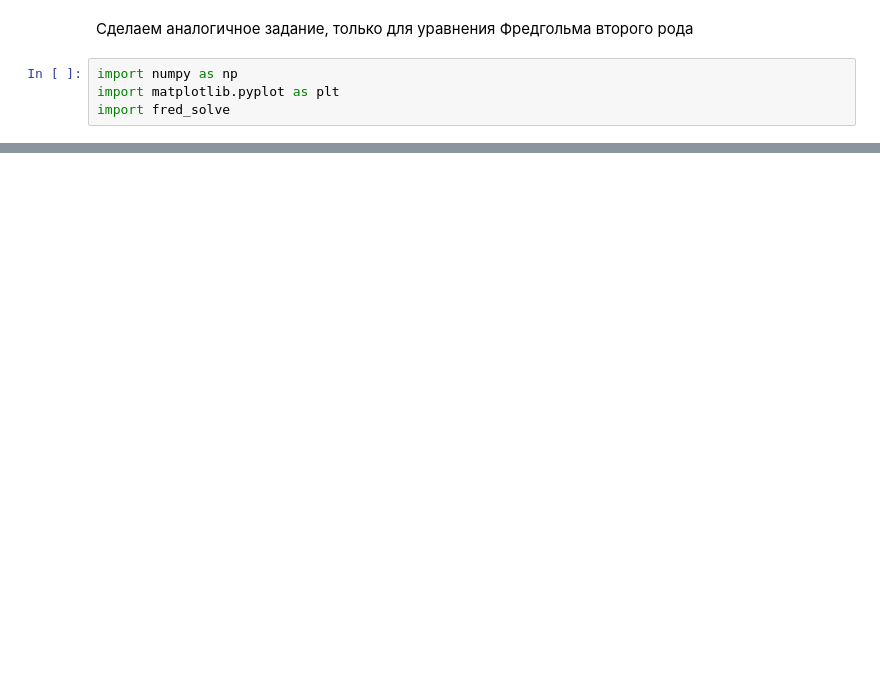
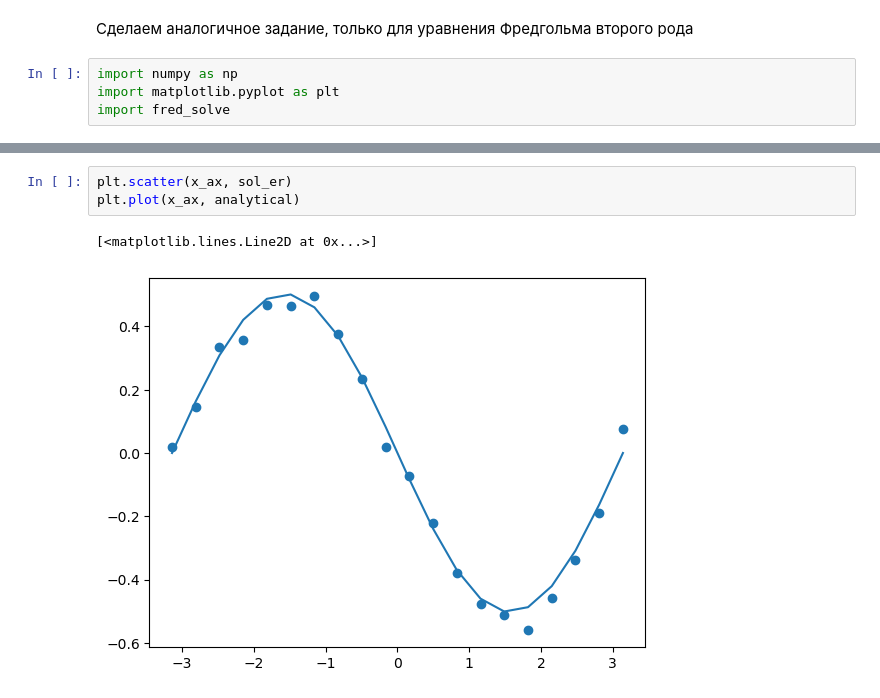
Before and after one commit to EHAT32/inverse, a Jupyter notebook: 16_9/lab_fredgolm.ipynb, the cells around one changed output, grey strips where cells are left out. Drawn from its saved outputs; the diff is of its cells as text; blank space fills up the shorter version.

```diff
--- a/16_9/lab_fredgolm.ipynb
+++ b/16_9/lab_fredgolm.ipynb
@@ -28,0 +28,6 @@ print(max(solution))
+# %%
+plt.scatter(x_ax, sol_er)
+plt.plot(x_ax, analytical)
+# %% [output]
+[<matplotlib.lines.Line2D at 0x...>]
+[figure, added]
```
Also changed, not shown: parts of 4 cells of this notebook, 1 other file.
